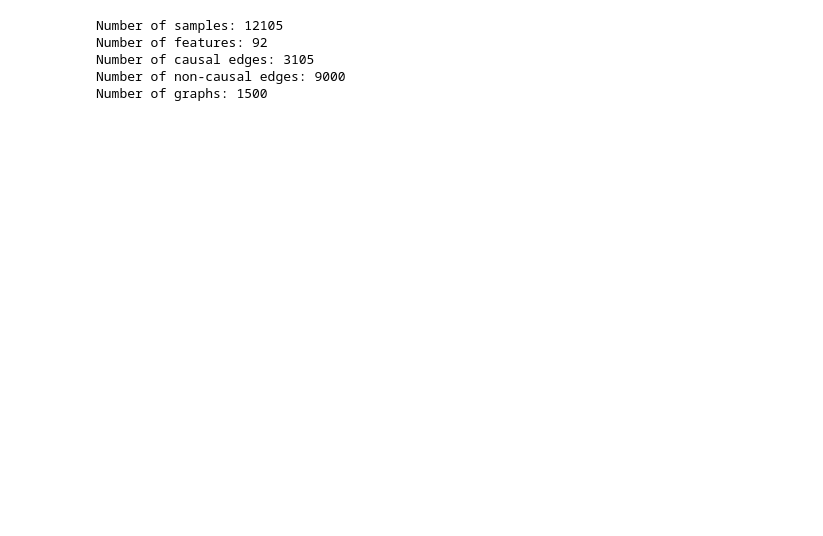
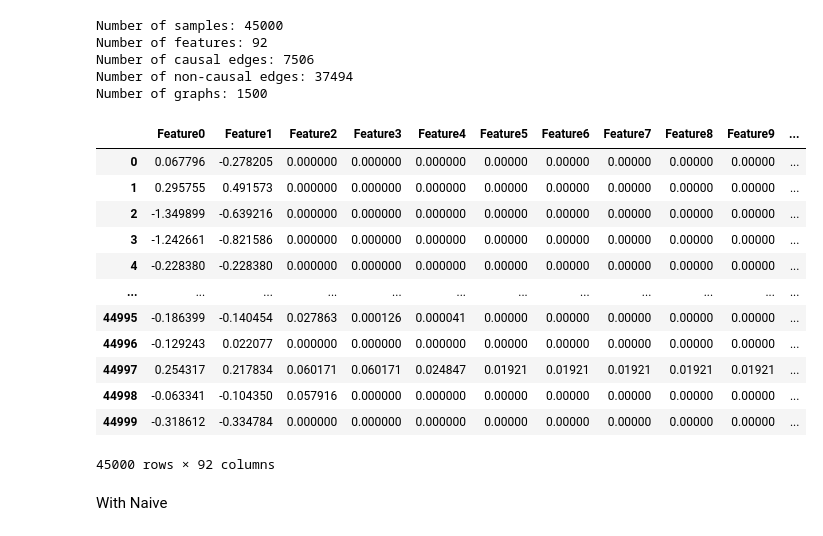
Before and after one commit to gmpal/D2CPY, a Jupyter notebook: generation/assessing.ipynb, the cells around one changed output. Drawn from its saved outputs; the diff is of its cells as text; code cells hidden in the pictures; blank space fills up the shorter version.

Commit message:
reconstructing the past dag, first version

```diff
--- a/generation/assessing.ipynb
+++ b/generation/assessing.ipynb
@@ -9,0 +21,6 @@ df = pd.read_csv('../data/ts_descriptors_with_cycles.csv')  # replace with your
+# %%
+# df = pd.read_csv('../data/ts3_descriptors_with_cycles.csv')  # replace with your data file
+df = pd.read_csv('../data/ts5_descriptors_with_cycles.csv')  # replace with your data file
+# df = pd.read_csv('../data/ts_limited_descriptors.csv')  # replace with your data file
+# %%
+df = df.drop_duplicates(subset=['graph_id', 'edge_source', 'edge_dest'], keep='first').reset_index(drop=True)
@@ -18,8 +38,8 @@ print('Number of causal edges:', y.sum())
 print('Number of non-causal edges:', len(y) - y.sum())
 print('Number of graphs:', len(df['graph_id'].unique()))
 # %% [output]
-Number of samples: 12105
+Number of samples: 45000
 Number of features: 92
-Number of causal edges: 3105
-Number of non-causal edges: 9000
+Number of causal edges: 7506
+Number of non-causal edges: 37494
 Number of graphs: 1500
@@ -71,0 +46,16 @@ for train_index, test_index in logo.split(X, y, groups):
+# %%
+X
+# %% [output]
+|  | Feature0 | Feature1 | Feature2 | Feature3 | Feature4 | Feature5 | Feature6 | Feature7 | Feature8 | Feature9 | ... |
+| 0 | 0.067796 | -0.278205 | 0.000000 | 0.000000 | 0.000000 | 0.00000 | 0.00000 | 0.00000 | 0.00000 | 0.00000 | ... |
+| 1 | 0.295755 | 0.491573 | 0.000000 | 0.000000 | 0.000000 | 0.00000 | 0.00000 | 0.00000 | 0.00000 | 0.00000 | ... |
+| 2 | -1.349899 | -0.639216 | 0.000000 | 0.000000 | 0.000000 | 0.00000 | 0.00000 | 0.00000 | 0.00000 | 0.00000 | ... |
+| 3 | -1.242661 | -0.821586 | 0.000000 | 0.000000 | 0.000000 | 0.00000 | 0.00000 | 0.00000 | 0.00000 | 0.00000 | ... |
+| 4 | -0.228380 | -0.228380 | 0.000000 | 0.000000 | 0.000000 | 0.00000 | 0.00000 | 0.00000 | 0.00000 | 0.00000 | ... |
+| ... | ... | ... | ... | ... | ... | ... | ... | ... | ... | ... | ... |
+| 44995 | -0.186399 | -0.140454 | 0.027863 | 0.000126 | 0.000041 | 0.00000 | 0.00000 | 0.00000 | 0.00000 | 0.00000 | ... |
+| 44996 | -0.129243 | 0.022077 | 0.000000 | 0.000000 | 0.000000 | 0.00000 | 0.00000 | 0.00000 | 0.00000 | 0.00000 | ... |
+| 44997 | 0.254317 | 0.217834 | 0.060171 | 0.060171 | 0.024847 | 0.01921 | 0.01921 | 0.01921 | 0.01921 | 0.01921 | ... |
+| 44998 | -0.063341 | -0.104350 | 0.057916 | 0.000000 | 0.000000 | 0.00000 | 0.00000 | 0.00000 | 0.00000 | 0.00000 | ... |
+| 44999 | -0.318612 | -0.334784 | 0.000000 | 0.000000 | 0.000000 | 0.00000 | 0.00000 | 0.00000 | 0.00000 | 0.00000 | ... |
+45000 rows × 92 columns
@@ -71,0 +65,2 @@ for train_index, test_index in logo.split(X, y, groups):
+# %% [markdown]
+With Naive
```
Also changed, not shown: parts of 27 cells of this notebook, 12 other files.
